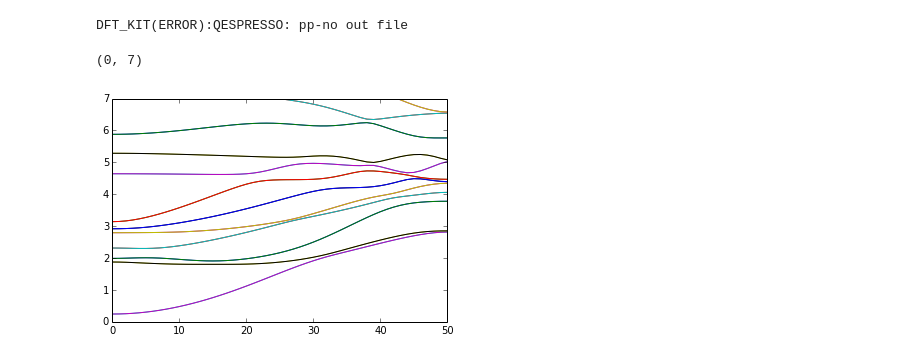
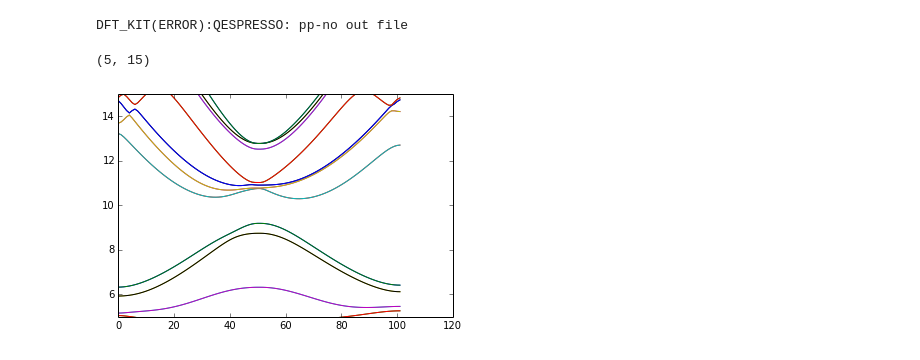
Before and after one commit to shiangfang/DFT_KIT, a Jupyter notebook: interface/DFT_IPython_interface/DFT_KIT_Calculator_QESPRESSO_post_process.ipynb, the cells around one changed output. Cells and saved outputs as stored; diff of their text form; code cells hidden in the pictures.

```diff
--- a/interface/DFT_IPython_interface/DFT_KIT_Calculator_QESPRESSO_post_process.ipynb
+++ b/interface/DFT_IPython_interface/DFT_KIT_Calculator_QESPRESSO_post_process.ipynb
@@ -23,8 +24,8 @@ dft_calc.post_process()
 DFT_KIT(ERROR):QESPRESSO: pp-no out file
 # %%
 plt.plot(physics.hartree*np.transpose(dft_calc.qes_vars['eigenvalues']))
-plt.xlim([0,50])
-plt.ylim([0,7])
+#plt.xlim([0,50])
+plt.ylim([5,15])
 # %% [output]
-(0, 7)
+(5, 15)
-[figure, old version]
+[figure, new version]
```
Also changed, not shown: parts of 1 cell of this notebook, 50 other files.
